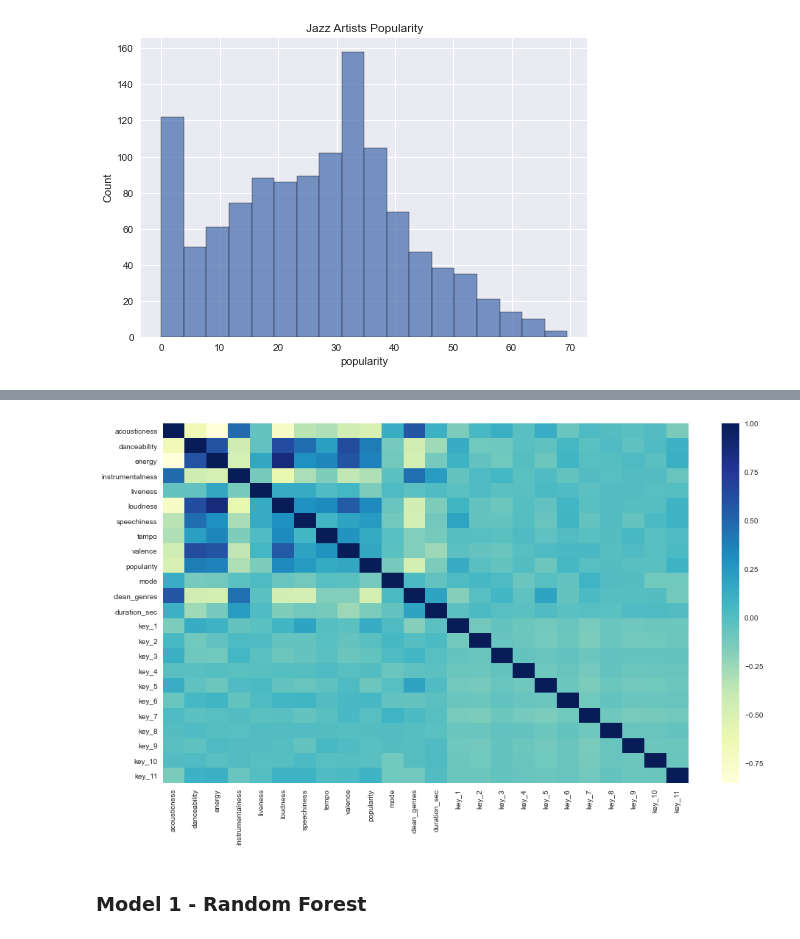
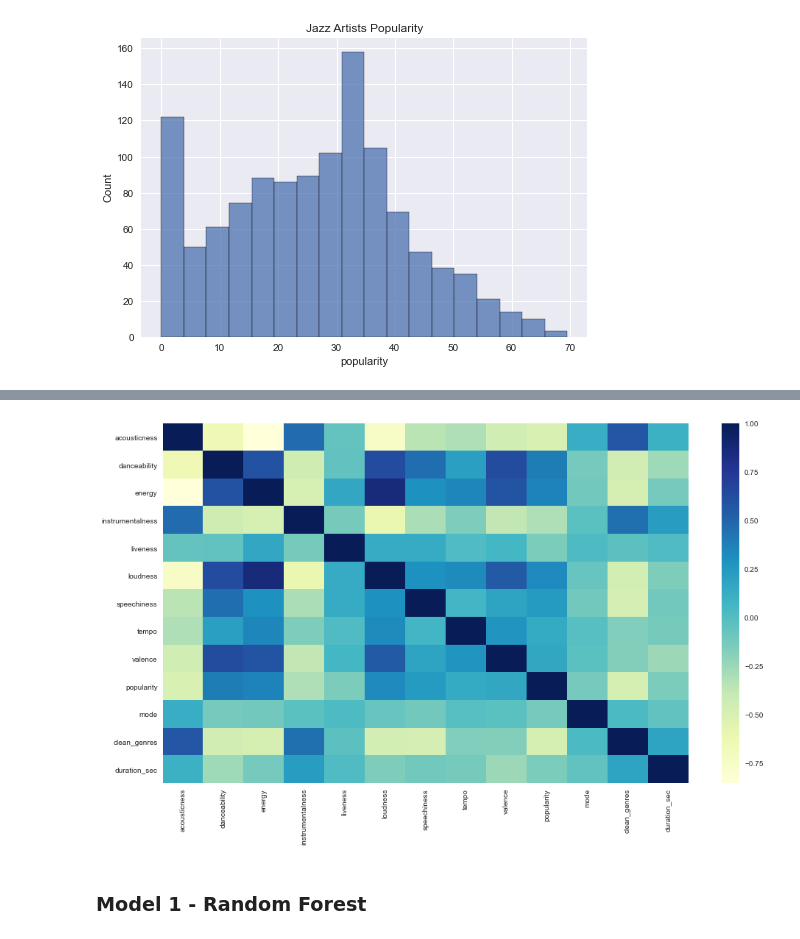
Before and after one commit to JakeAsh22/genre-prediction, a Jupyter notebook: final notebook.ipynb, the cells around one changed output, grey strips where cells are left out. Drawn from its saved outputs; the diff is of its cells as text; code cells hidden in the pictures.

```diff
--- a/final notebook.ipynb
+++ b/final notebook.ipynb
@@ -341,9 +320,9 @@ genres_df.drop(columns=['rap','country','classical','jazz','duration_ms']).corr(
 | key_11 | -0.140107 | 0.099902 | 0.114901 | -0.067225 | -0.004973 | 0.088273 | 0.092526 | 0.016407 | ... |
 # %%
 fig, ax = plt.subplots(figsize=(16,9))
-sns.heatmap(genres_df.drop(columns=['rap','country','classical','jazz','duration_ms']).corr(),cmap="YlGnBu");
+sns.heatmap(genres_df.drop(columns=['rap','country','classical','jazz','duration_ms','key_1','key_2','key_3','key_4','key_5','key_6','key_7','key_8','key_9','key_10','key_11',]).corr(),cmap="YlGnBu");
 # %% [output]
-[figure, old version]
+[figure, new version]
 # %% [markdown]
 ### Model 1 - Random Forest
 # %%
```
Also changed, not shown: parts of 7 cells of this notebook, 8 other files.
